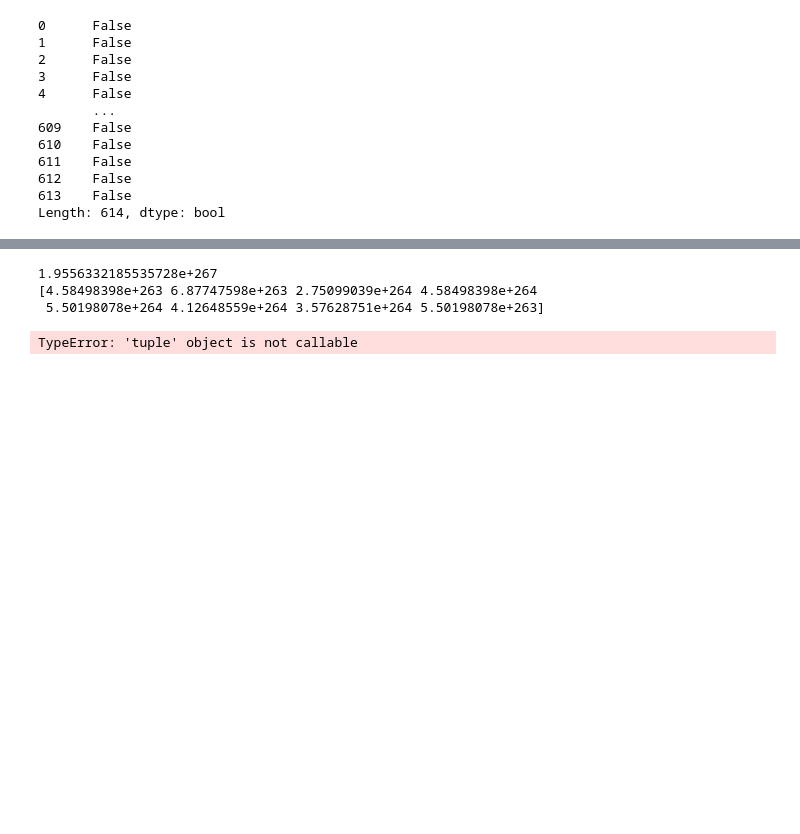
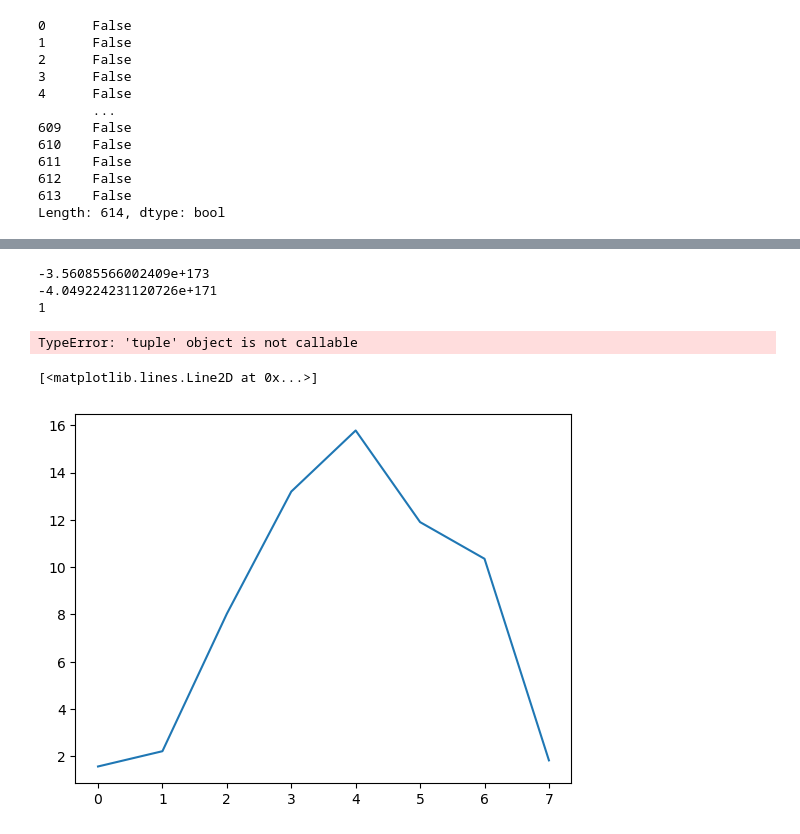
Before and after one commit to charloe12/numpy, a Jupyter notebook: Untitled.ipynb, the cells around one changed output, grey strips where cells are left out. Saved outputs shown, nothing was run; the diff lists cells and outputs as text; code cells hidden in the pictures; blank space fills up the shorter version.

```diff
--- a/Untitled.ipynb
+++ b/Untitled.ipynb
@@ -32,24 +33,25 @@ alt  -0.82919  1.00000
 Y=np.array([20,22,18,7,7,11,17,15])
 X=np.array([10,15,60,100,120,90,78,12])
 jh=[]
-a=10
-b=-2
-alpha=0.2
-for i in range(80):
+a=-1
+b=0.2
+alpha=0.01
+for i in range(100):
     Yh=a*X+b
     E=Y-Yh
     J=E.dot(E)/X.shape[0]
-    dja=-X.dot(E)*2/X.shape[0]
-    djb=-E*2/X.shape[0]
+    dja=X.dot(E)/X.shape[0]
+    djb=np.sum(E)/X.shape[0]
     a=a-alpha*dja
     b=b-alpha*djb
     jh.append(J)
 print(a)
 print(b)
+print(E.ndim)
 # %% [output]
-1.9556332185535728e+267
-[4.58498398e+263 6.87747598e+263 2.75099039e+264 4.58498398e+264
- 5.50198078e+264 4.12648559e+264 3.57628751e+264 5.50198078e+263]
+-3.56085566002409e+173
+-4.049224231120726e+171
+1
 # %%
 import numpy as np
 X=np.array([10,15,60,100,120,90,78,12])
@@ -57,3 +59,8 @@ X=np.array([10,15,60,100,120,90,78,12])
 pr
 # %% [output]
 TypeError: 'tuple' object is not callable
+# %%
+plt.plot(a*X+b)
+# %% [output]
+[<matplotlib.lines.Line2D at 0x...>]
+[figure, added]
```
Also changed, not shown: parts of 7 cells of this notebook.
